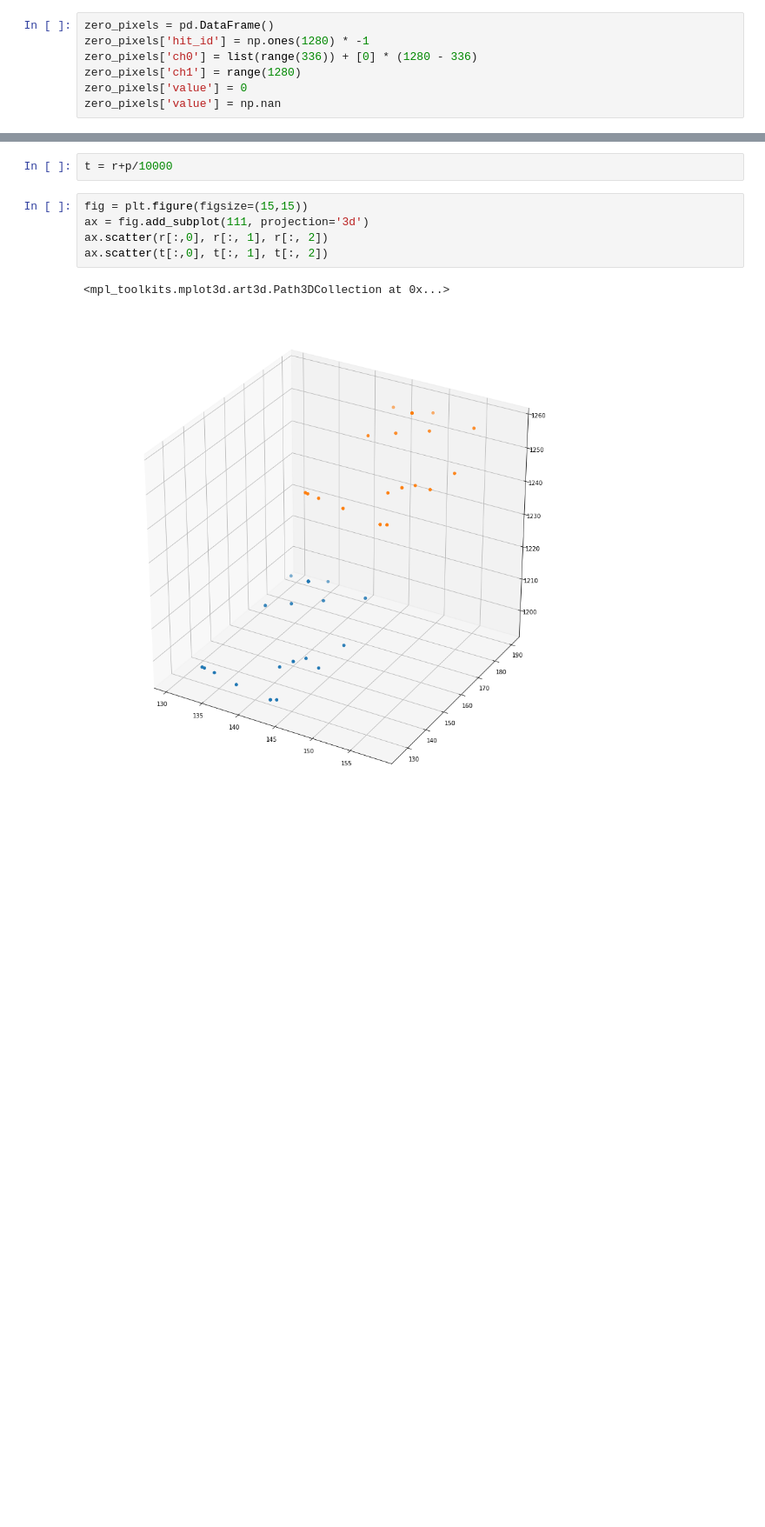
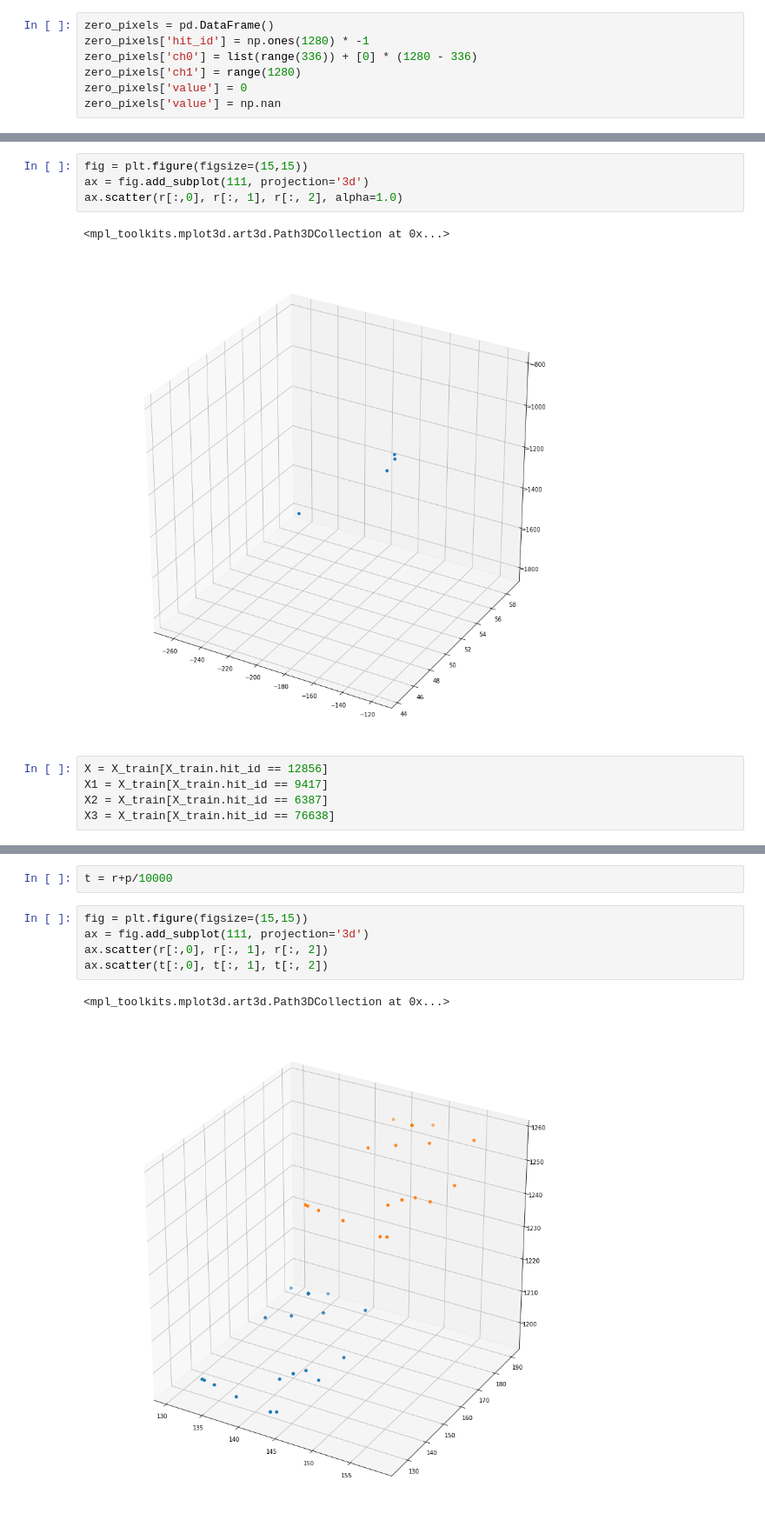
Before and after one commit to fartuk/TrackML, a Jupyter notebook: known_momentum.ipynb, the cells around one changed output, grey strips where cells are left out. Shown at 87% size. Cells and saved outputs as stored; diff of their text form; blank space fills up the shorter version.

```diff
--- a/known_momentum.ipynb
+++ b/known_momentum.ipynb
@@ -164,0 +368,12 @@ def translate(x, y, z, idx):
+# %%
+fig = plt.figure(figsize=(15,15))
+ax = fig.add_subplot(111, projection='3d')
+ax.scatter(r[:,0], r[:, 1], r[:, 2], alpha=1.0)
+# %% [output]
+<mpl_toolkits.mplot3d.art3d.Path3DCollection at 0x...>
+[figure, added]
+# %%
+X = X_train[X_train.hit_id == 12856]
+X1 = X_train[X_train.hit_id == 9417]
+X2 = X_train[X_train.hit_id == 6387]
+X3 = X_train[X_train.hit_id == 76638]
```
Also changed, not shown: parts of 46 cells of this notebook, 5 other files.
